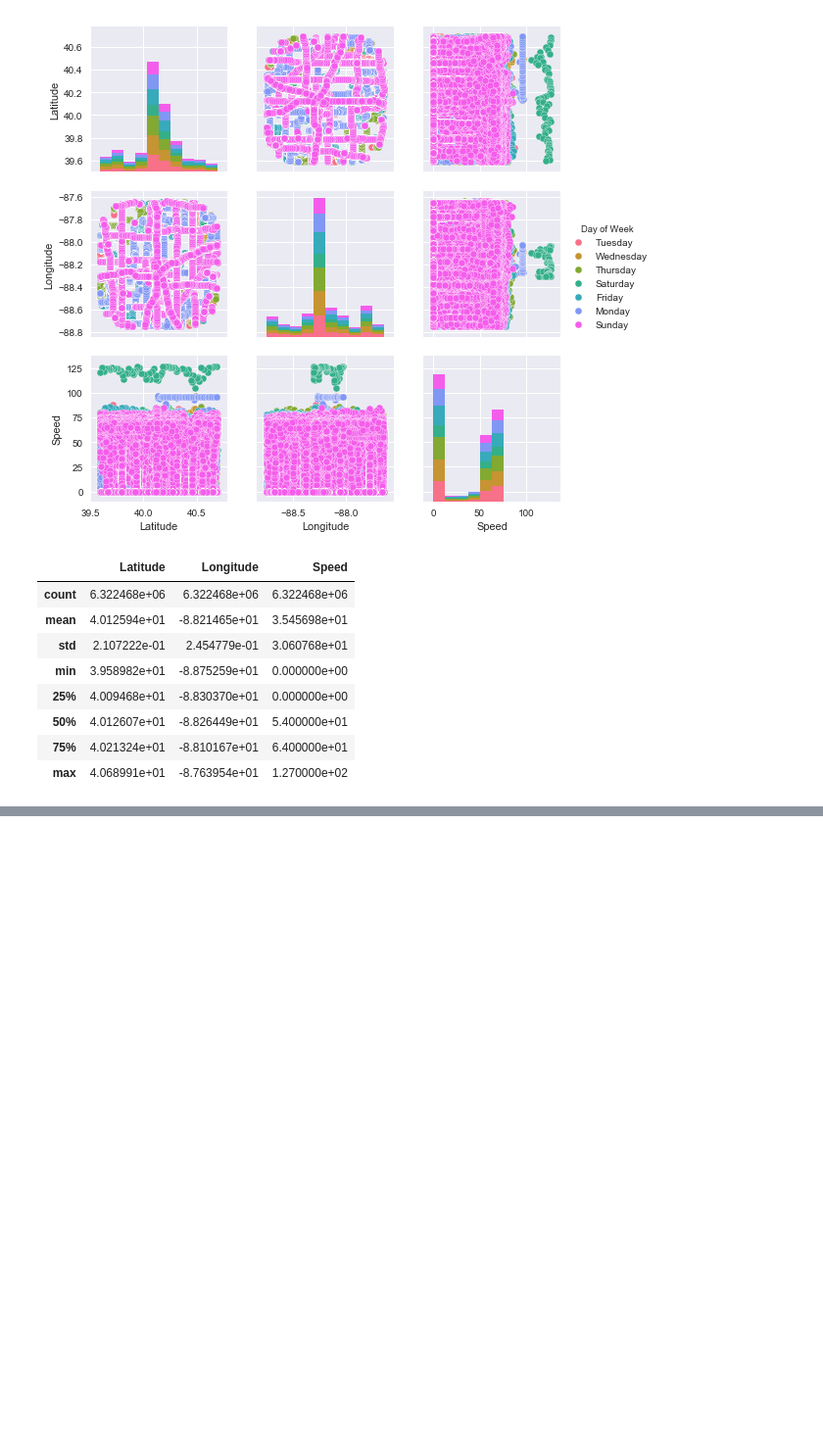
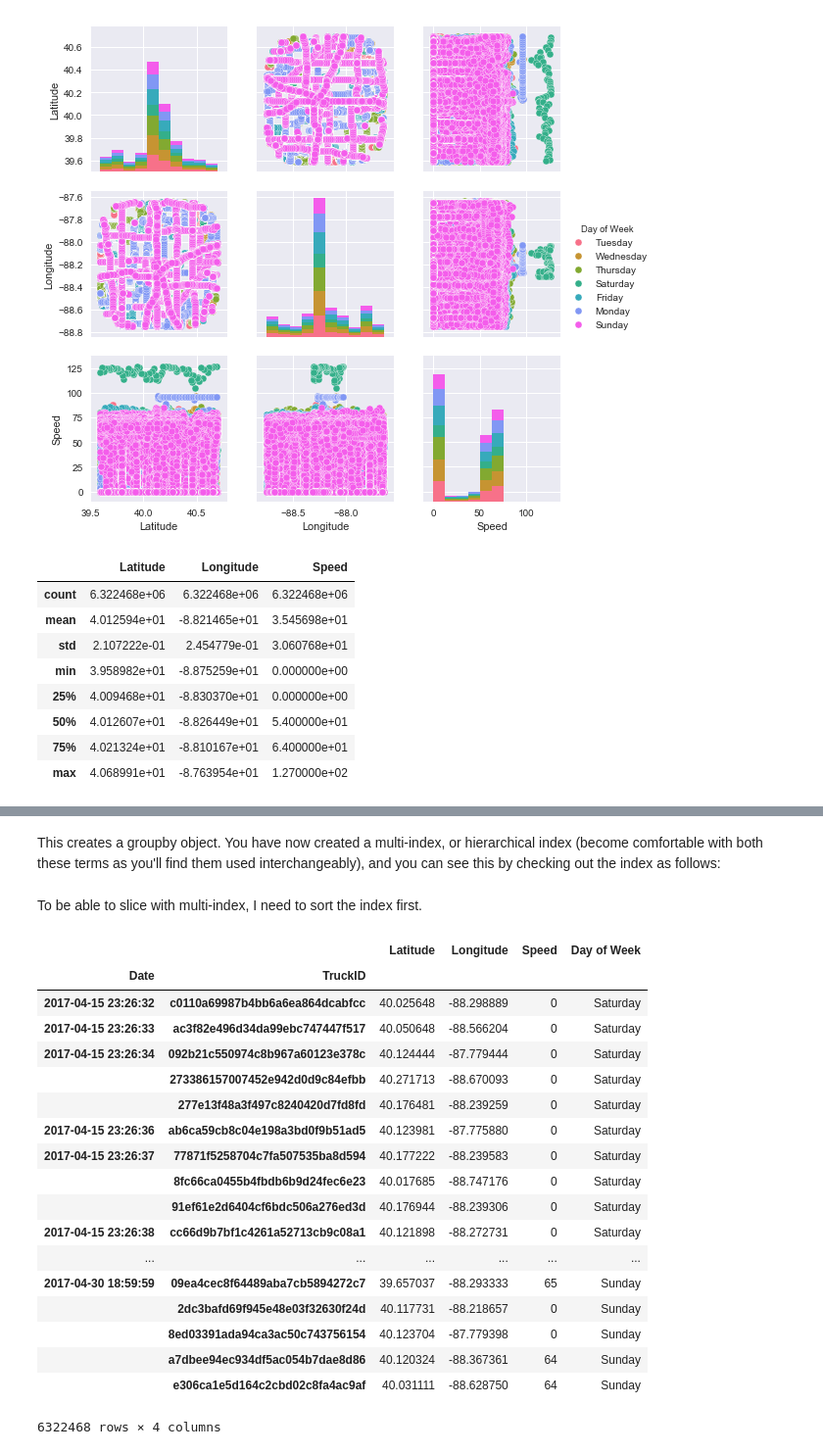
Before and after one commit to racovarrubias/TrafficFlow, a Jupyter notebook: Notebooks/GroupBy Examples.ipynb, the cells around one changed output, grey strips where cells are left out. Shown at 98% size. Drawn from its saved outputs; the diff is of its cells as text; code cells hidden in the pictures; blank space fills up the shorter version.

```diff
--- a/Notebooks/GroupBy Examples.ipynb
+++ b/Notebooks/GroupBy Examples.ipynb
@@ -85,0 +105,4 @@ flowApril.describe()
+# %% [markdown]
+
+This creates a groupby object.
+You have now created a multi-index, or hierarchical index (become comfortable with both these terms as you'll find them used interchangeably), and you can see this by checking out the index as follows:
@@ -85,0 +112,2 @@ flowApril.describe()
+# %% [markdown]
+To be able to slice with multi-index, I need to sort the index first.
@@ -85,0 +117,22 @@ flowApril.describe()
+# %%
+flowApril
+# %% [output]
+|  |  | Latitude | Longitude | Speed | Day of Week |
+| Date | TruckID |  |  |  |  |
+| 2017-04-15 23:26:32 | c0110a69987b4bb6a6ea864dcabfcc | 40.025648 | -88.298889 | 0 | Saturday |
+| 2017-04-15 23:26:33 | ac3f82e496d34da99ebc747447f517 | 40.050648 | -88.566204 | 0 | Saturday |
+| 2017-04-15 23:26:34 | 092b21c550974c8b967a60123e378c | 40.124444 | -87.779444 | 0 | Saturday |
+|  | 273386157007452e942d0d9c84efbb | 40.271713 | -88.670093 | 0 | Saturday |
+|  | 277e13f48a3f497c8240420d7fd8fd | 40.176481 | -88.239259 | 0 | Saturday |
+| 2017-04-15 23:26:36 | ab6ca59cb8c04e198a3bd0f9b51ad5 | 40.123981 | -87.775880 | 0 | Saturday |
+| 2017-04-15 23:26:37 | 77871f5258704c7fa507535ba8d594 | 40.177222 | -88.239583 | 0 | Saturday |
+|  | 8fc66ca0455b4fbdb6b9d24fec6e23 | 40.017685 | -88.747176 | 0 | Saturday |
+|  | 91ef61e2d6404cf6bdc506a276ed3d | 40.176944 | -88.239306 | 0 | Saturday |
+| 2017-04-15 23:26:38 | cc66d9b7bf1c4261a52713cb9c08a1 | 40.121898 | -88.272731 | 0 | Saturday |
+| ... | ... | ... | ... | ... | ... |
+| 2017-04-30 18:59:59 | 09ea4cec8f64489aba7cb5894272c7 | 39.657037 | -88.293333 | 65 | Sunday |
+|  | 2dc3bafd69f945e48e03f32630f24d | 40.117731 | -88.218657 | 0 | Sunday |
+|  | 8ed03391ada94ca3ac50c743756154 | 40.123704 | -87.779398 | 0 | Sunday |
+|  | a7dbee94ec934df5ac054b7dae8d86 | 40.120324 | -88.367361 | 64 | Sunday |
+|  | e306ca1e5d164c2cbd02c8fa4ac9af | 40.031111 | -88.628750 | 64 | Sunday |
+6322468 rows × 4 columns
```
Also changed, not shown: parts of 8 cells of this notebook.
